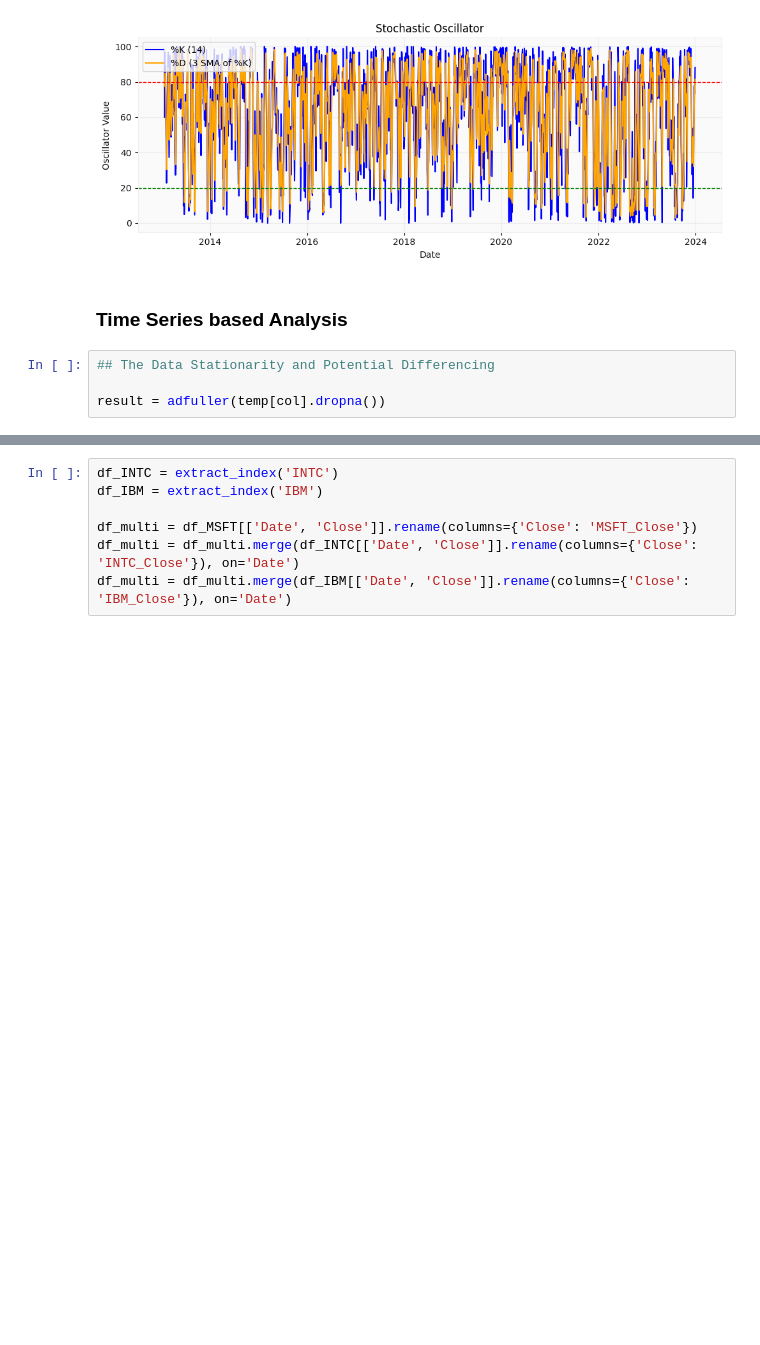
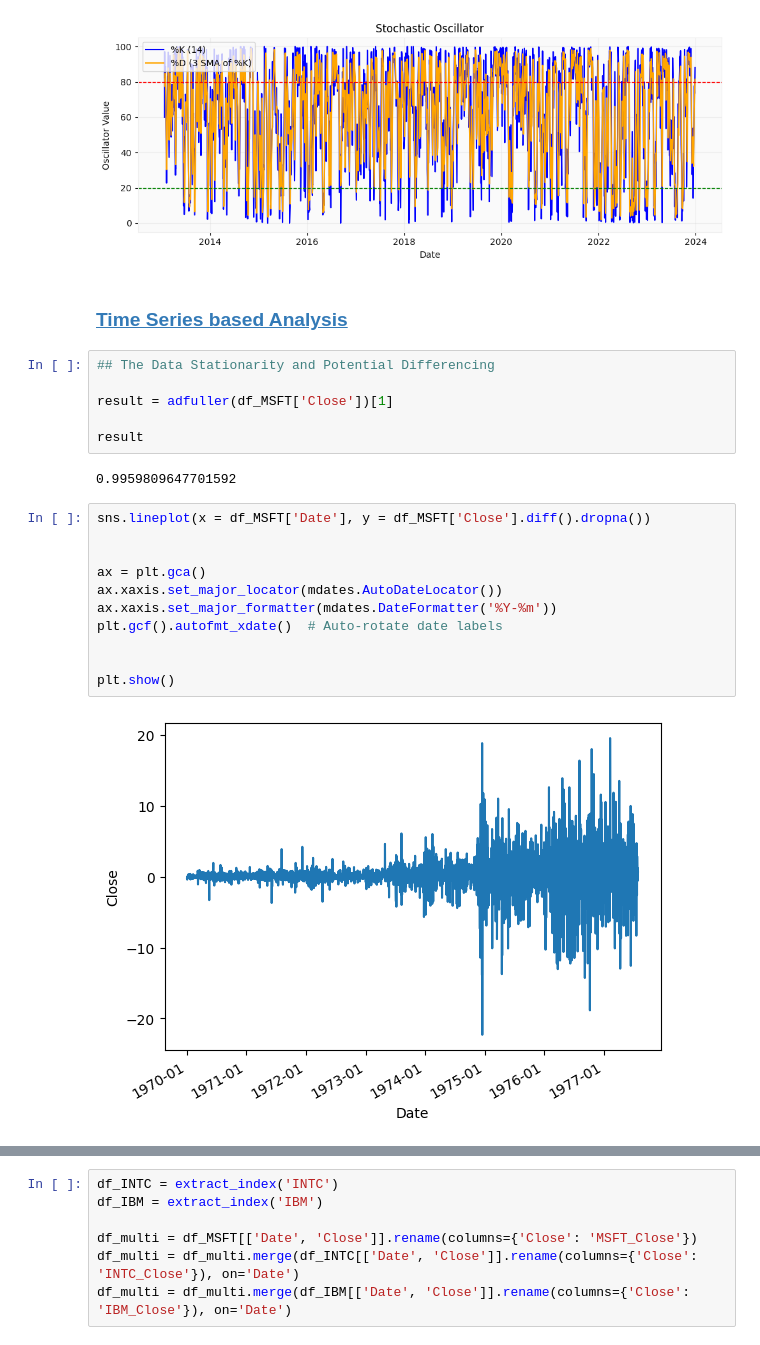
Before and after one commit to GinHikat/OmniTS_for_Stock, a Jupyter notebook: notebooks/visualization.ipynb, the cells around one changed output, grey strips where cells are left out. Saved outputs shown, nothing was run; the diff lists cells and outputs as text; blank space fills up the shorter version.

```diff
--- a/notebooks/visualization.ipynb
+++ b/notebooks/visualization.ipynb
@@ -220,8 +221,25 @@ plt.show()
 [figure]
 [figure]
 # %% [markdown]
-### Time Series based Analysis
+### <a id='toc1_1_2_'></a>[Time Series based Analysis](#toc0_)
 # %%
 ## The Data Stationarity and Potential Differencing
 
-result = adfuller(temp[col].dropna())
+result = adfuller(df_MSFT['Close'])[1]
+
+result
+# %% [output]
+0.9959809647701592
+# %%
+sns.lineplot(x = df_MSFT['Date'], y = df_MSFT['Close'].diff().dropna())
+
+
+ax = plt.gca()
+ax.xaxis.set_major_locator(mdates.AutoDateLocator())
+ax.xaxis.set_major_formatter(mdates.DateFormatter('%Y-%m'))
+plt.gcf().autofmt_xdate()  # Auto-rotate date labels
+
+
+plt.show()
+# %% [output]
+[figure, added]
```
Also changed, not shown: parts of 15 cells of this notebook, 1 other file.
